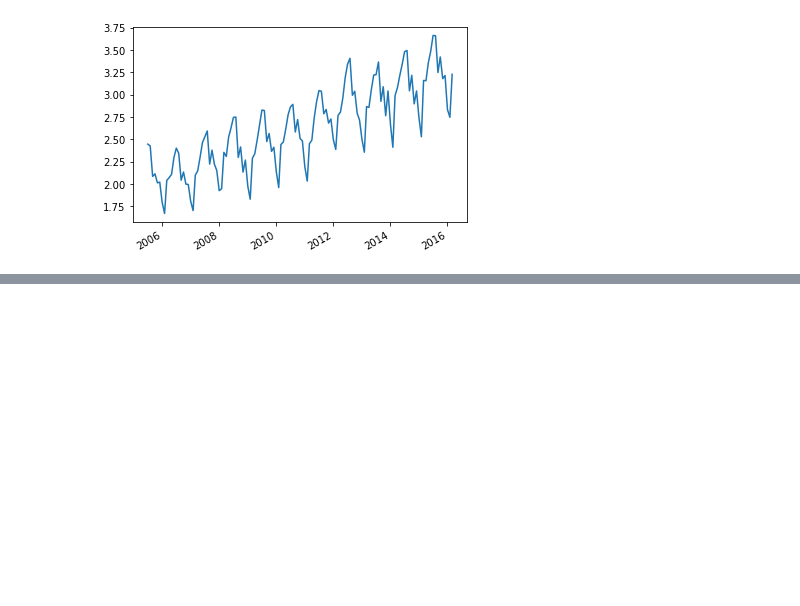
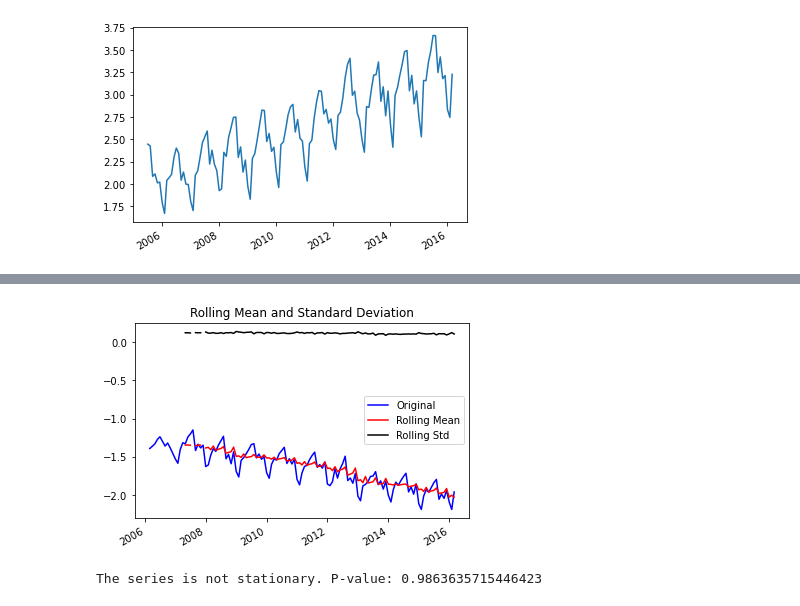
Before and after one commit to usamatrq94/time-series-models, a Jupyter notebook: ARIMA-model-tuning.ipynb, the cells around one changed output, grey strips where cells are left out. Saved outputs shown, nothing was run; the diff lists cells and outputs as text; code cells hidden in the pictures; blank space fills up the shorter version.

```diff
--- a/ARIMA-model-tuning.ipynb
+++ b/ARIMA-model-tuning.ipynb
@@ -81,0 +146,9 @@ df.plot()
+# %%
+# Everything is perfect, Now its start to stabilize series
+# lets try by subtract the rolling mean from log of series
+df_log_mean = np.log(df) - df.rolling(window=12).mean()
+df_log_mean.dropna(inplace=True)
+analyze_series(df_log_mean)
+# %% [output]
+[figure, added]
+The series is not stationary. P-value: 0.9863635715446423
```
Also changed, not shown: parts of 10 cells of this notebook.
